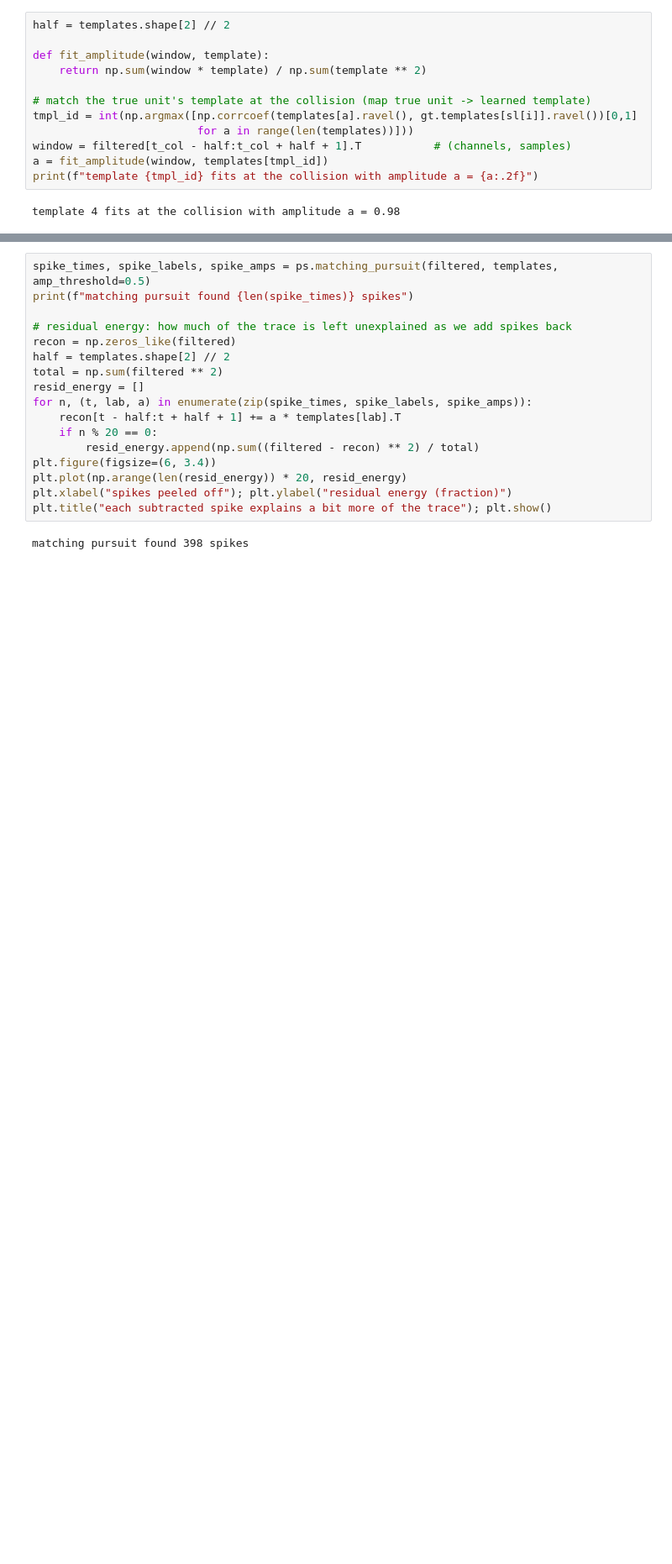
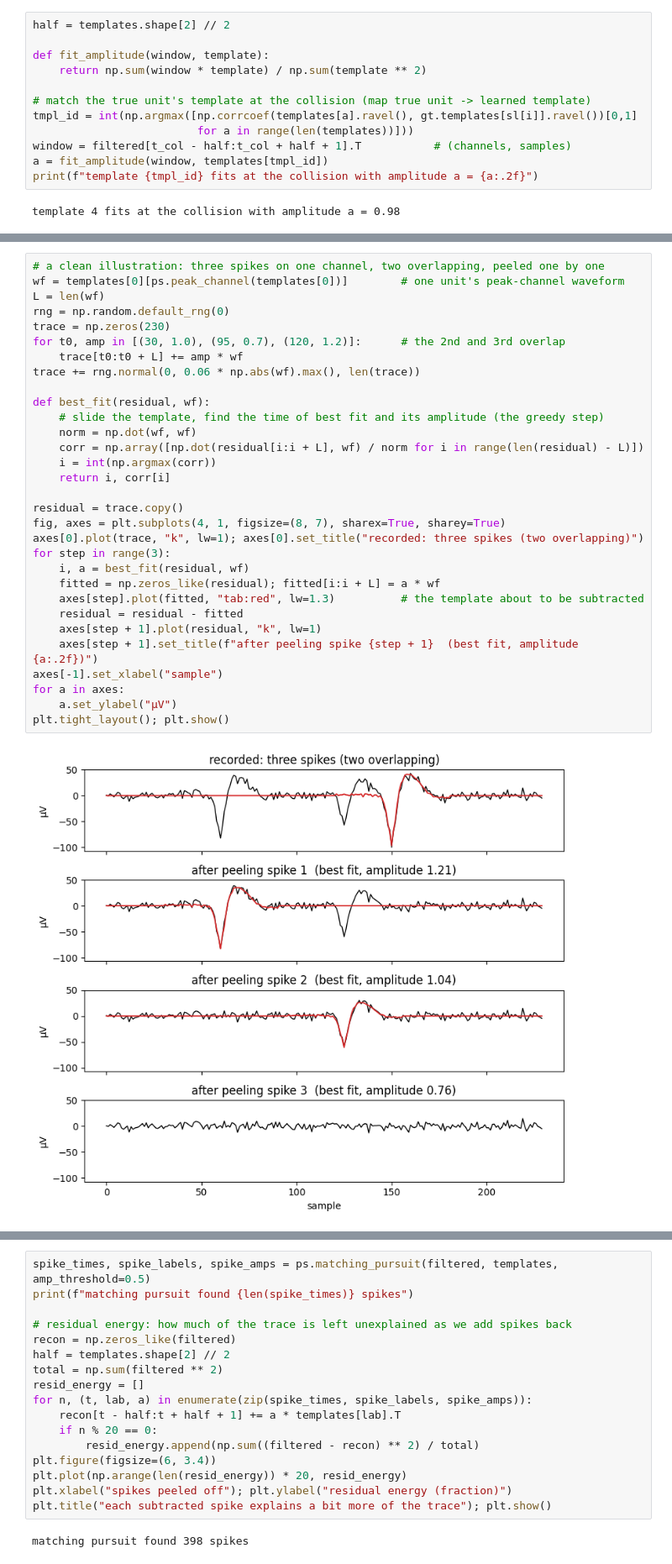
Before and after one commit to stootoon/swc-en-2026, a Jupyter notebook: ephys-pop/notebooks/06_template_matching_solutions.ipynb, the cells around one changed output, grey strips where cells are left out. Shown at 84% size. Saved outputs shown, nothing was run; the diff lists cells and outputs as text; blank space fills up the shorter version.

```diff
--- a/ephys-pop/notebooks/06_template_matching_solutions.ipynb
+++ b/ephys-pop/notebooks/06_template_matching_solutions.ipynb
@@ -158,0 +160,33 @@ the whole recording. Watch the residual energy fall as spikes are peeled off:
+# %%
+# a clean illustration: three spikes on one channel, two overlapping, peeled one by one
+wf = templates[0][ps.peak_channel(templates[0])]        # one unit's peak-channel waveform
+L = len(wf)
+rng = np.random.default_rng(0)
+trace = np.zeros(230)
+for t0, amp in [(30, 1.0), (95, 0.7), (120, 1.2)]:      # the 2nd and 3rd overlap
+    trace[t0:t0 + L] += amp * wf
+trace += rng.normal(0, 0.06 * np.abs(wf).max(), len(trace))
+
+def best_fit(residual, wf):
+    # slide the template, find the time of best fit and its amplitude (the greedy step)
+    norm = np.dot(wf, wf)
+    corr = np.array([np.dot(residual[i:i + L], wf) / norm for i in range(len(residual) - L)])
+    i = int(np.argmax(corr))
+    return i, corr[i]
+
+residual = trace.copy()
+fig, axes = plt.subplots(4, 1, figsize=(8, 7), sharex=True, sharey=True)
+axes[0].plot(trace, "k", lw=1); axes[0].set_title("recorded: three spikes (two overlapping)")
+for step in range(3):
+    i, a = best_fit(residual, wf)
+    fitted = np.zeros_like(residual); fitted[i:i + L] = a * wf
+    axes[step].plot(fitted, "tab:red", lw=1.3)          # the template about to be subtracted
+    residual = residual - fitted
+    axes[step + 1].plot(residual, "k", lw=1)
+    axes[step + 1].set_title(f"after peeling spike {step + 1}  (best fit, amplitude {a:.2f})")
+axes[-1].set_xlabel("sample")
+for a in axes:
+    a.set_ylabel("µV")
+plt.tight_layout(); plt.show()
+# %% [output]
+[figure, added]
```
Also changed, not shown: parts of 3 cells of this notebook, 2 other files.
